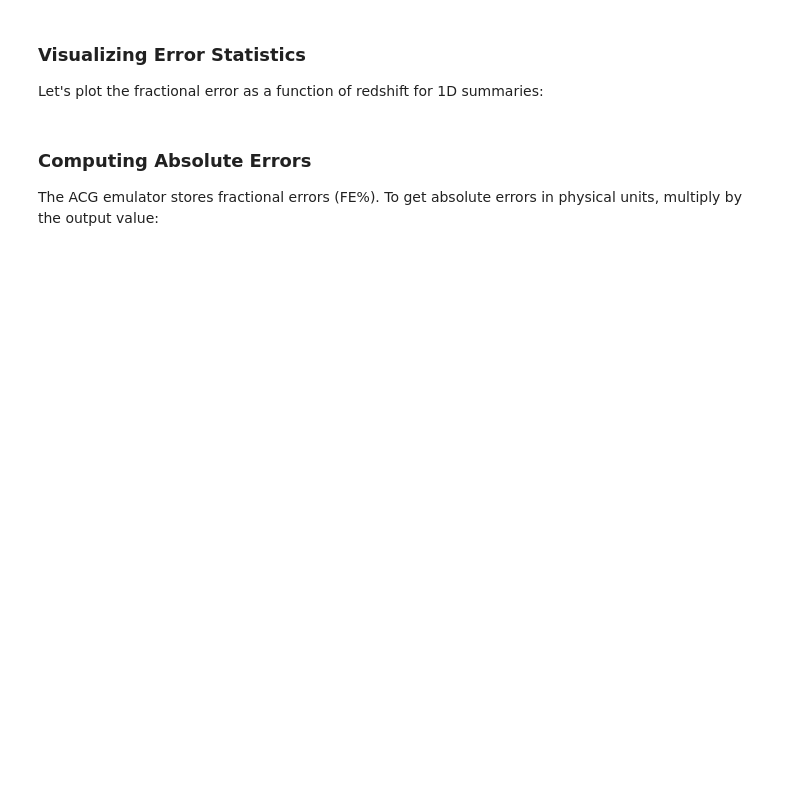
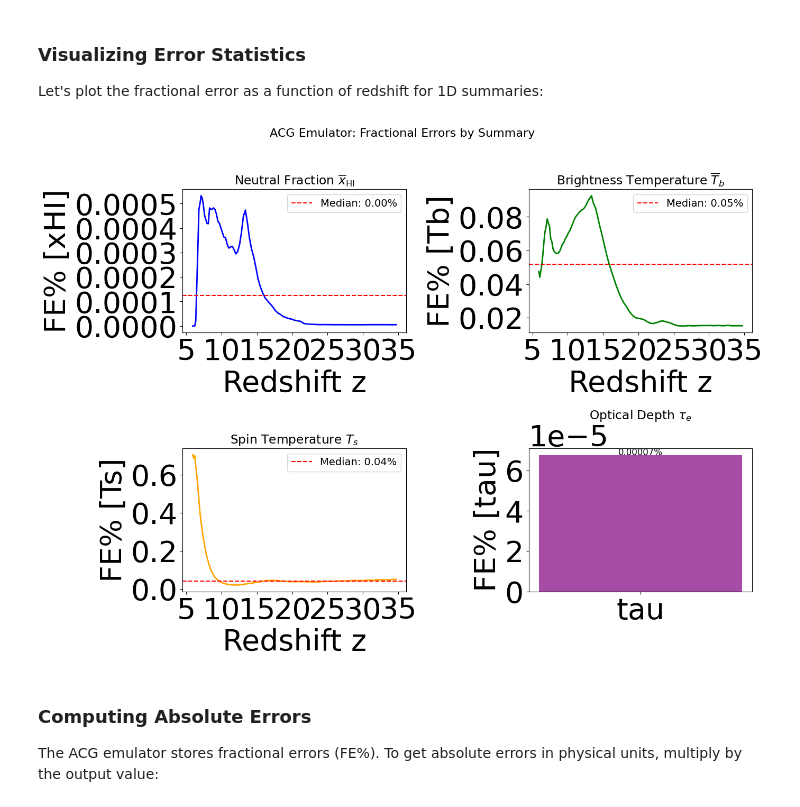
Before and after one commit to 21cmfast/21cmEMU, a Jupyter notebook: docs/tutorials/basic_usage.ipynb, the cells around one changed output. Cells and saved outputs as stored; diff of their text form; code cells hidden in the pictures; blank space fills up the shorter version.

```diff
--- a/docs/tutorials/basic_usage.ipynb
+++ b/docs/tutorials/basic_usage.ipynb
@@ -29,12 +29,12 @@ xHI_true = test_sample['xHI']
 # %% [markdown]
 ## Get emulated summaries with 21cmEMU
 # %%
-emu = Emulator()
+emu = Emulator(emulator="acg")
 normed_input_params, output, output_errors = emu.predict(test_params, verbose = True)
 # %%
-Tb_emu = output['Tb']
-xHI_emu = output['xHI']
-zs = output['redshifts']
+Tb_emu = output['Tb'].value
+xHI_emu = output['xHI'].value
+zs = output['redshifts'].value
 # %% [markdown]
 We plot the emulated summary (dash-dotted) vs the true summary from the test set (solid line). We define a generic function to do all of the plotting.
 # %%
@@ -132,35 +156,37 @@ axes[0, 0].set_title(r'Neutral Fraction $\overline{x}_{\rm HI}$')
 axes[0, 0].axhline(np.median(output_errors.xHI_err.value), color='r', ls='--',
                    label=f'Median: {np.median(output_errors.xHI_err.value):.2f}%')
 axes[0, 0].legend()
 
 # Tb error vs redshift
 axes[0, 1].plot(zs, output_errors.Tb_err.value, 'g-', lw=2)
 axes[0, 1].set_xlabel('Redshift z')
 axes[0, 1].set_ylabel('FE% [Tb]')
 axes[0, 1].set_title(r'Brightness Temperature $\overline{T}_b$')
 axes[0, 1].axhline(np.median(output_errors.Tb_err.value), color='r', ls='--',
                    label=f'Median: {np.median(output_errors.Tb_err.value):.2f}%')
 axes[0, 1].legend()
 
 # Ts error vs redshift
 axes[1, 0].plot(zs, output_errors.Ts_err.value, 'orange', lw=2)
 axes[1, 0].set_xlabel('Redshift z')
 axes[1, 0].set_ylabel('FE% [Ts]')
 axes[1, 0].set_title(r'Spin Temperature $T_s$')
 axes[1, 0].axhline(np.median(output_errors.Ts_err.value), color='r', ls='--',
                    label=f'Median: {np.median(output_errors.Ts_err.value):.2f}%')
 axes[1, 0].legend()
 
 # tau error (scalar)
 axes[1, 1].bar(['tau'], [output_errors.tau_err.value], color='purple', alpha=0.7)
 axes[1, 1].set_ylabel('FE% [tau]')
 axes[1, 1].set_title(r'Optical Depth $\tau_e$')
-axes[1, 1].text(0, output_errors.tau_err.value + 0.1,
-                f'{output_errors.tau_err.value:.2f}%', ha='center', fontsize=12)
+axes[1, 1].text(0, output_errors.tau_err.value,
+                f'{output_errors.tau_err.value:.5f}%', ha='center', fontsize=12)
 
 plt.suptitle('ACG Emulator: Fractional Errors by Summary', fontsize=16, y=1.02)
 plt.tight_layout()
 plt.show()
+# %% [output]
+[figure, added]
 # %% [markdown]
 ### Computing Absolute Errors
 
```
Also changed, not shown: parts of 3 cells of this notebook, 7 other files.
